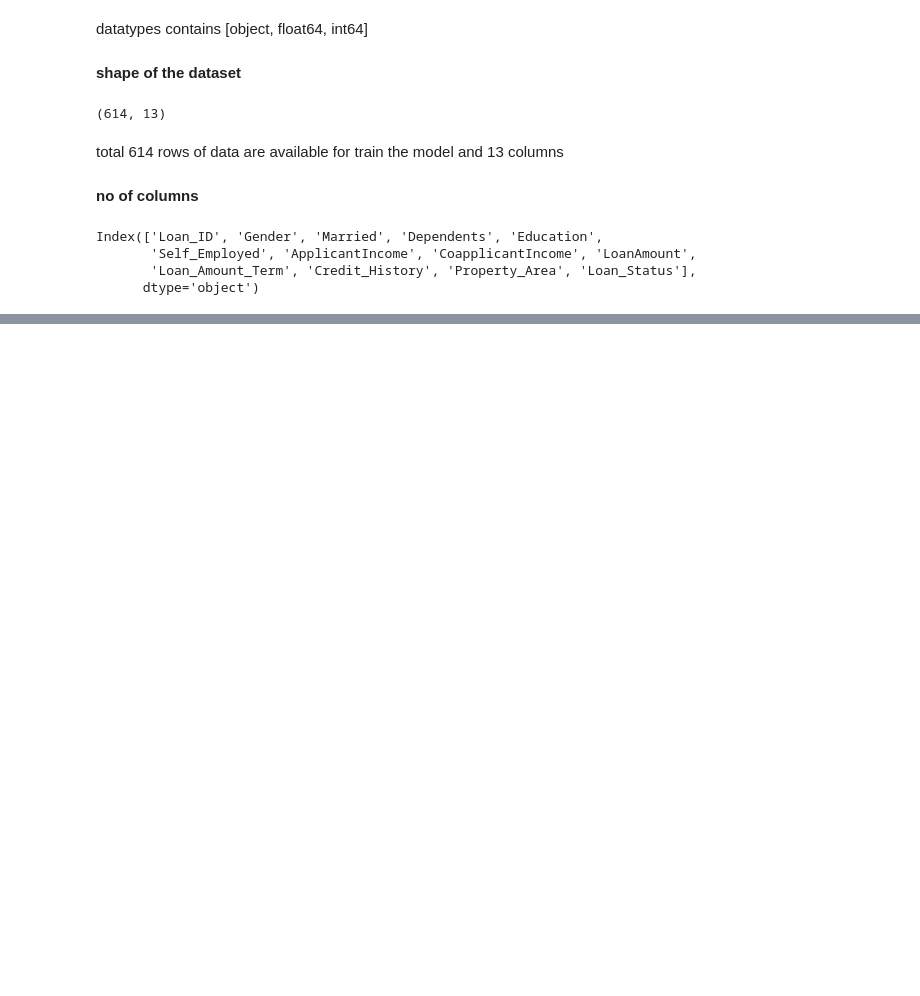
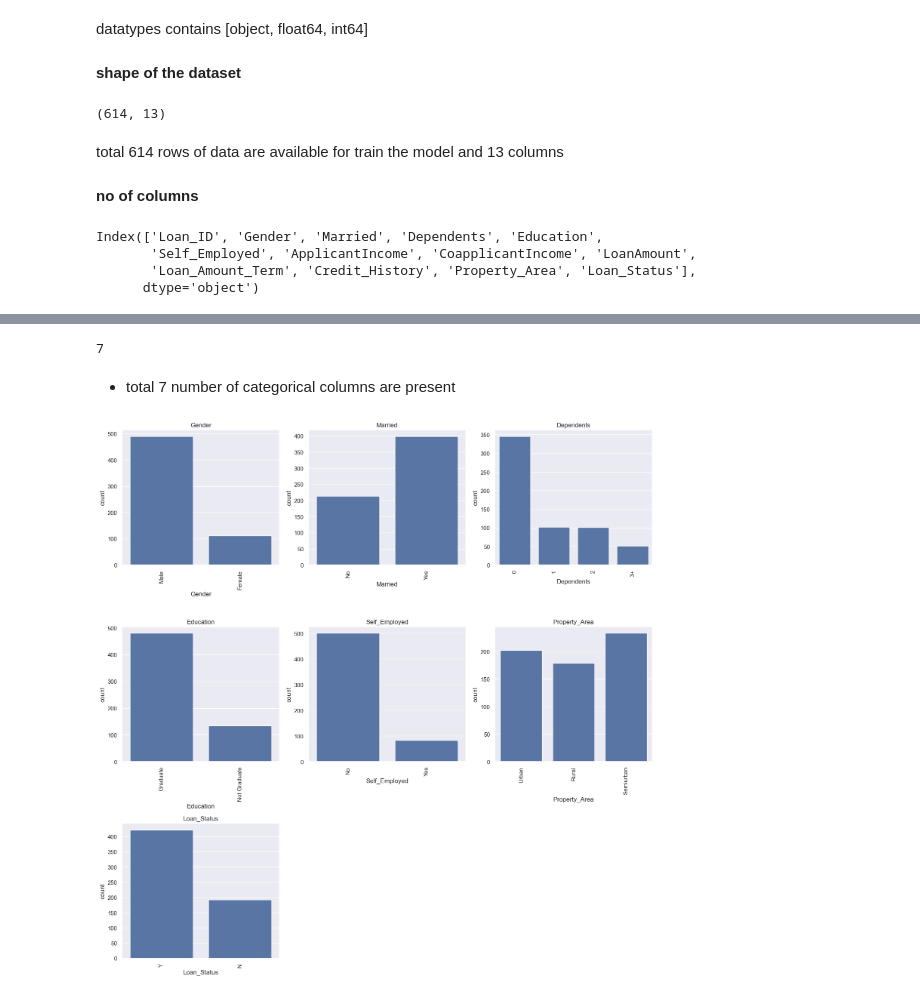
Before and after one commit to pankaj7322/Loan-Prediction, a Jupyter notebook: loan_prediction_new.ipynb, the cells around one changed output, grey strips where cells are left out. Drawn from its saved outputs; the diff is of its cells as text; code cells hidden in the pictures; blank space fills up the shorter version.

Commit message:
data analysis

```diff
--- a/loan_prediction_new.ipynb
+++ b/loan_prediction_new.ipynb
@@ -6,6 +6,8 @@
 import pandas as pd
 import numpy as np
 import seaborn as sns
+sns.set_theme(color_codes = True)
+pd.set_option('display.max_columns', None)
 import matplotlib.pyplot as plt
 %matplotlib inline
 import warnings
@@ -77,0 +84,2 @@ Index(['Loan_ID', 'Gender', 'Married', 'Dependents', 'Education',
+# %%
+df_train.drop('Loan_ID', axis = 1, inplace=True)
@@ -77,0 +88,4 @@ Index(['Loan_ID', 'Gender', 'Married', 'Dependents', 'Education',
+# %%
+df_train_cat = df_train.select_dtypes(include=['object','category']).columns.tolist()
+df_train_num = df_train.select_dtypes(exclude=['object','category']).columns.tolist()
+df_train_cat, df_train_num
@@ -77,0 +119,33 @@ Index(['Loan_ID', 'Gender', 'Married', 'Dependents', 'Education',
+# %%
+len(df_train_cat)
+# %% [output]
+7
+# %% [markdown]
+- total 7 number of categorical columns are present
+# %%
+cat_vars = df_train.select_dtypes(include=['object','category']).columns.tolist()
+# create a figure with subplots
+num_cols = len(df_train_cat)
+num_rows = (num_cols + 2)//3
+fig, axs = plt.subplots(nrows=num_rows, ncols=3, figsize = (15,5*num_rows))
+axs = axs.flatten()
+
+# create a countplot using the seabron
+for i, var in enumerate(cat_vars):
+    top_values = df_train[var].value_counts().nlargest(6).index
+    filtered_df = df_train[df_train[var].isin(top_values)]
+    sns.countplot(x=var, data = filtered_df, ax=axs[i])
+    axs[i].set_title(var)
+    axs[i].tick_params(axis = 'x', rotation=90)
+
+# remove any extra empty subplots if needed
+if num_cols < len(axs):
+    for i in range(num_cols, len(axs)):
+        fig.delaxes(axs[i])
+# adjusting  spacing between subplots
+fig.tight_layout()
+
+# show plot
+plt.show()
+# %% [output]
+[figure, added]
```
Also changed, not shown: parts of 64 cells of this notebook, 2 other files.
